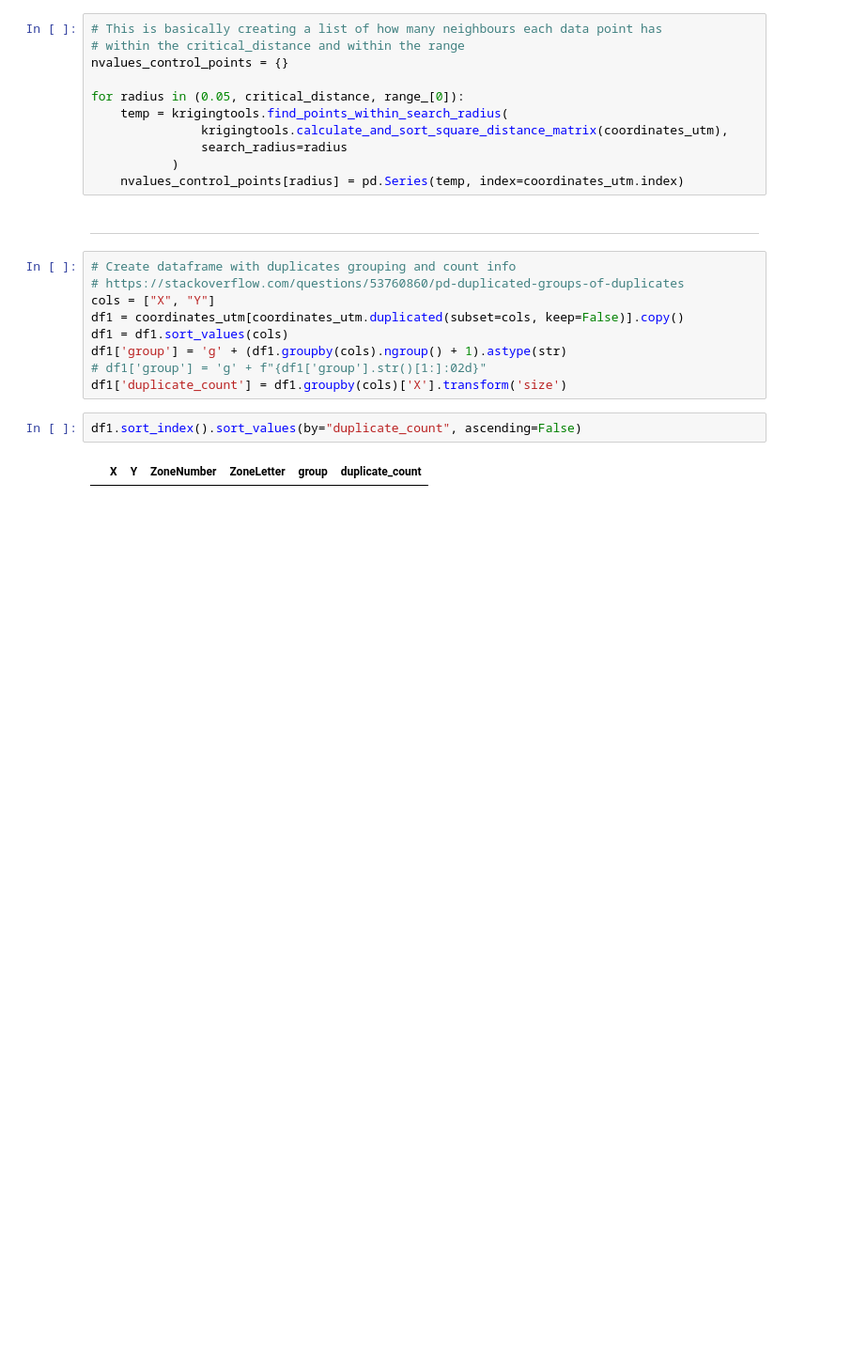
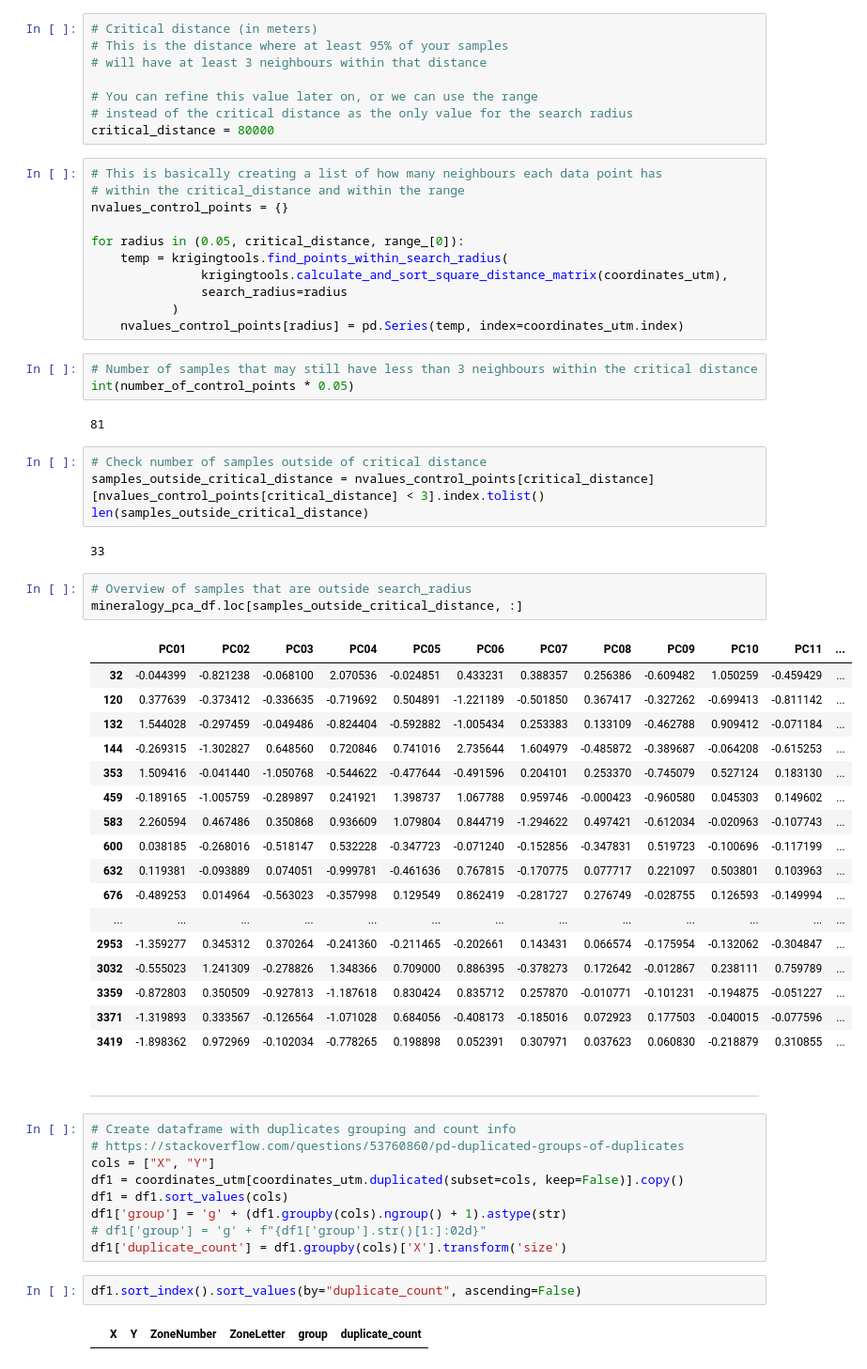
Before and after one commit to Complexio/Vistelius_1995_OCR, a Jupyter notebook: _ANALYSIS/2_Interpolation.ipynb, the cells around one changed output. Shown at 94% size. Drawn from its saved outputs; the diff is of its cells as text; blank space fills up the shorter version.

Commit message:
Added cells to Interpolation notebook to find critical_distance
- You will need to refine the settings to find the optimal critical_distance (within 500m will be enough, I reckon)

```diff
--- a/_ANALYSIS/2_Interpolation.ipynb
+++ b/_ANALYSIS/2_Interpolation.ipynb
@@ -199,3 +204,11 @@ range_ = [100000] * 15
+# %%
+# Critical distance (in meters)
+# This is the distance where at least 95% of your samples
+# will have at least 3 neighbours within that distance
+
+# You can refine this value later on, or we can use the range
+# instead of the critical distance as the only value for the search radius
+critical_distance = 80000
 # %%
 # This is basically creating a list of how many neighbours each data point has
 # within the critical_distance and within the range
@@ -207,6 +220,38 @@ for radius in (0.05, critical_distance, range_[0]):
                search_radius=radius
            )
     nvalues_control_points[radius] = pd.Series(temp, index=coordinates_utm.index)
+# %%
+# Number of samples that may still have less than 3 neighbours within the critical distance
+int(number_of_control_points * 0.05)
+# %% [output]
+81
+# %%
+# Check number of samples outside of critical distance
+samples_outside_critical_distance = nvalues_control_points[critical_distance][nvalues_control_points[critical_distance] < 3].index.tolist()
+len(samples_outside_critical_distance)
+# %% [output]
+33
+# %%
+# Overview of samples that are outside search_radius
+mineralogy_pca_df.loc[samples_outside_critical_distance, :]
+# %% [output]
+|  | PC01 | PC02 | PC03 | PC04 | PC05 | PC06 | PC07 | PC08 | PC09 | PC10 | PC11 | ... |
+| 32 | -0.044399 | -0.821238 | -0.068100 | 2.070536 | -0.024851 | 0.433231 | 0.388357 | 0.256386 | -0.609482 | 1.050259 | -0.459429 | ... |
+| 120 | 0.377639 | -0.373412 | -0.336635 | -0.719692 | 0.504891 | -1.221189 | -0.501850 | 0.367417 | -0.327262 | -0.699413 | -0.811142 | ... |
+| 132 | 1.544028 | -0.297459 | -0.049486 | -0.824404 | -0.592882 | -1.005434 | 0.253383 | 0.133109 | -0.462788 | 0.909412 | -0.071184 | ... |
+| 144 | -0.269315 | -1.302827 | 0.648560 | 0.720846 | 0.741016 | 2.735644 | 1.604979 | -0.485872 | -0.389687 | -0.064208 | -0.615253 | ... |
+| 353 | 1.509416 | -0.041440 | -1.050768 | -0.544622 | -0.477644 | -0.491596 | 0.204101 | 0.253370 | -0.745079 | 0.527124 | 0.183130 | ... |
+| 459 | -0.189165 | -1.005759 | -0.289897 | 0.241921 | 1.398737 | 1.067788 | 0.959746 | -0.000423 | -0.960580 | 0.045303 | 0.149602 | ... |
+| 583 | 2.260594 | 0.467486 | 0.350868 | 0.936609 | 1.079804 | 0.844719 | -1.294622 | 0.497421 | -0.612034 | -0.020963 | -0.107743 | ... |
+| 600 | 0.038185 | -0.268016 | -0.518147 | 0.532228 | -0.347723 | -0.071240 | -0.152856 | -0.347831 | 0.519723 | -0.100696 | -0.117199 | ... |
+| 632 | 0.119381 | -0.093889 | 0.074051 | -0.999781 | -0.461636 | 0.767815 | -0.170775 | 0.077717 | 0.221097 | 0.503801 | 0.103963 | ... |
+| 676 | -0.489253 | 0.014964 | -0.563023 | -0.357998 | 0.129549 | 0.862419 | -0.281727 | 0.276749 | -0.028755 | 0.126593 | -0.149994 | ... |
+| ... | ... | ... | ... | ... | ... | ... | ... | ... | ... | ... | ... | ... |
+| 2953 | -1.359277 | 0.345312 | 0.370264 | -0.241360 | -0.211465 | -0.202661 | 0.143431 | 0.066574 | -0.175954 | -0.132062 | -0.304847 | ... |
+| 3032 | -0.555023 | 1.241309 | -0.278826 | 1.348366 | 0.709000 | 0.886395 | -0.378273 | 0.172642 | -0.012867 | 0.238111 | 0.759789 | ... |
+| 3359 | -0.872803 | 0.350509 | -0.927813 | -1.187618 | 0.830424 | 0.835712 | 0.257870 | -0.010771 | -0.101231 | -0.194875 | -0.051227 | ... |
+| 3371 | -1.319893 | 0.333567 | -0.126564 | -1.071028 | 0.684056 | -0.408173 | -0.185016 | 0.072923 | 0.177503 | -0.040015 | -0.077596 | ... |
+| 3419 | -1.898362 | 0.972969 | -0.102034 | -0.778265 | 0.198898 | 0.052391 | 0.307971 | 0.037623 | 0.060830 | -0.218879 | 0.310855 | ... |
 # %% [markdown]
 ____
 # %%
```
Also changed, not shown: parts of 2 cells of this notebook.
